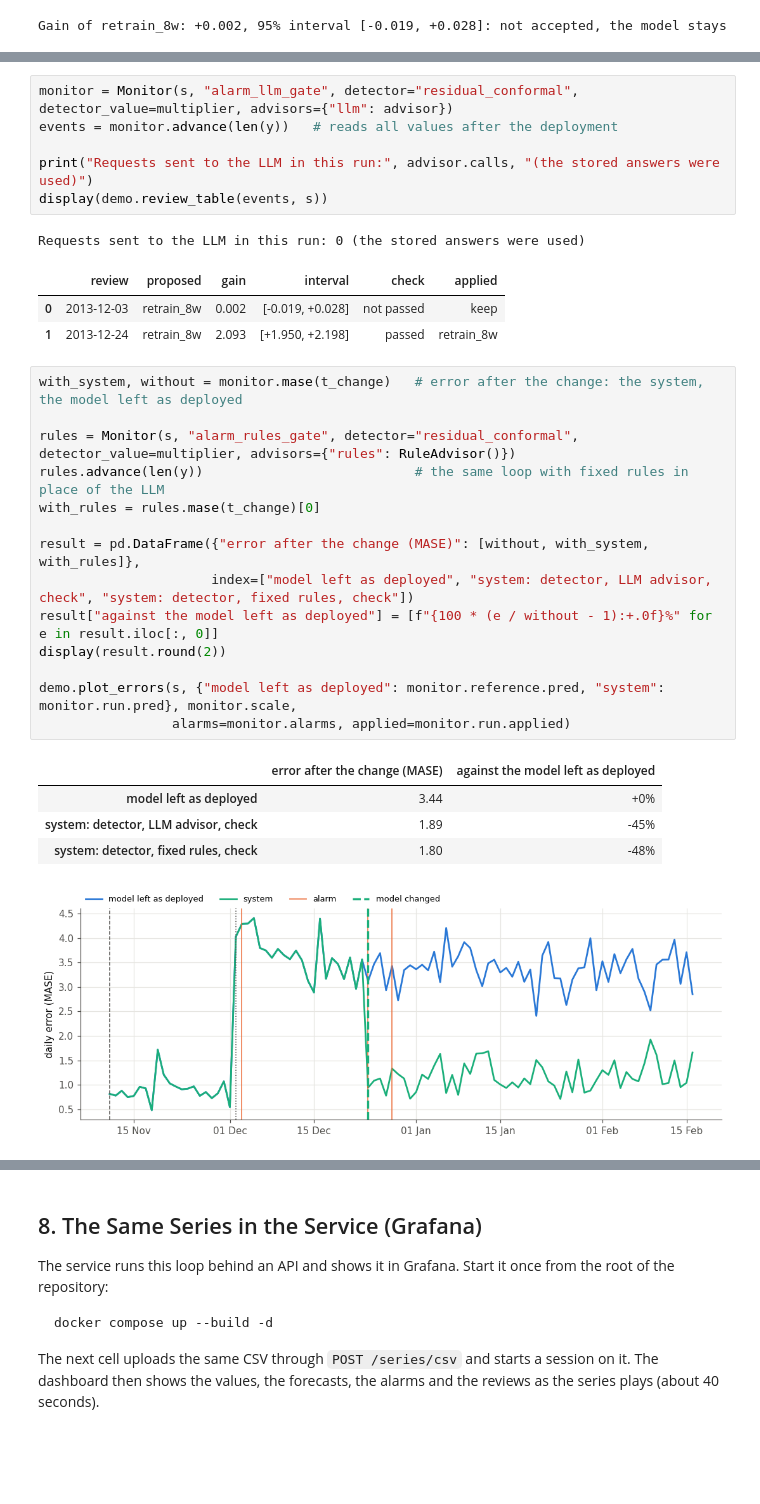
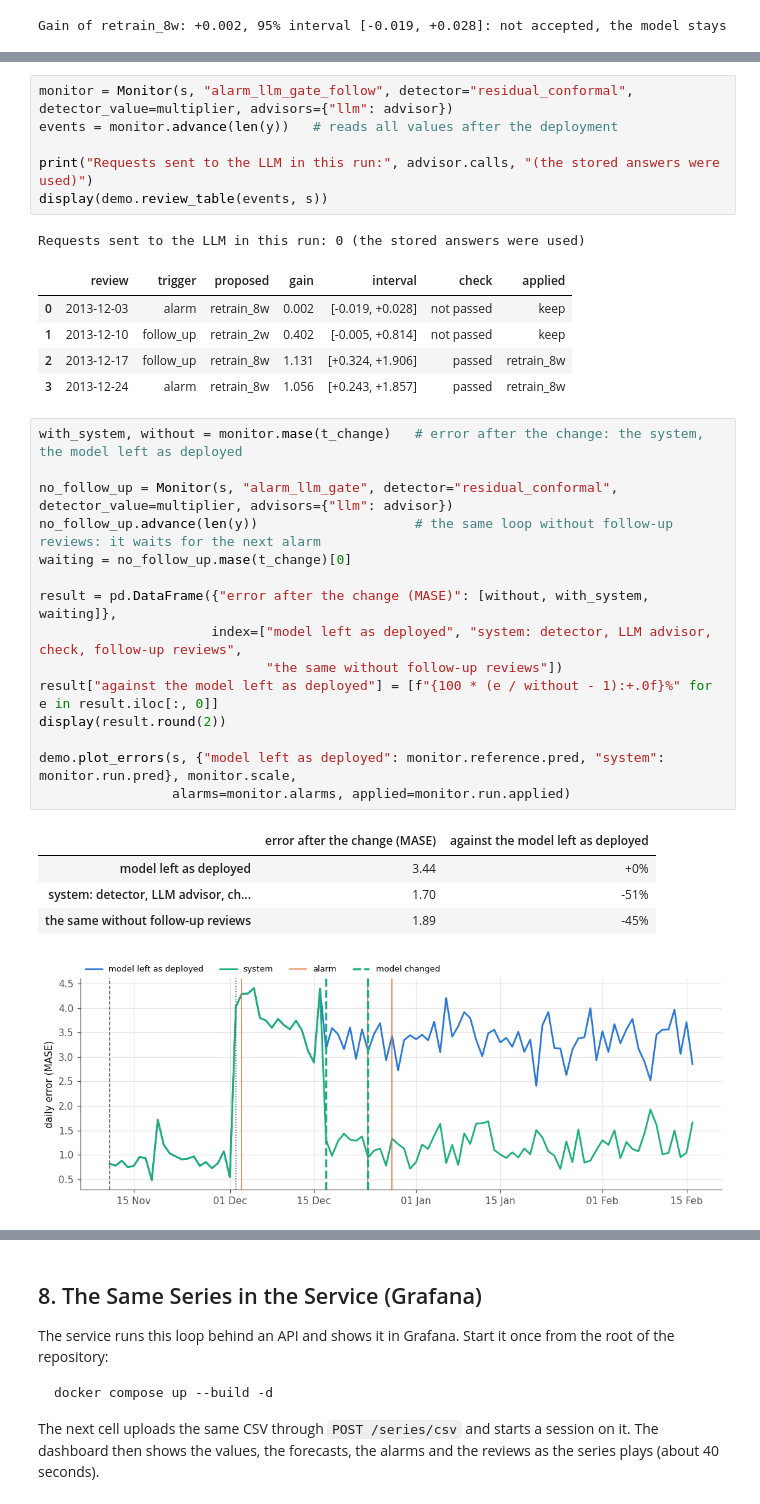
Before and after one commit to ElizPery/seasonality-drift-llm-backtest, a Jupyter notebook: notebooks/demo_one_series.ipynb, the cells around one changed output, grey strips where cells are left out. Cells and saved outputs as stored; diff of their text form; blank space fills up the shorter version.

```diff
--- a/notebooks/demo_one_series.ipynb
+++ b/notebooks/demo_one_series.ipynb
@@ -184,31 +182,34 @@ Now three weeks of new data are available. The LLM points to the larger daily am
 # %%
-monitor = Monitor(s, "alarm_llm_gate", detector="residual_conformal", detector_value=multiplier, advisors={"llm": advisor})
+monitor = Monitor(s, "alarm_llm_gate_follow", detector="residual_conformal", detector_value=multiplier, advisors={"llm": advisor})
 events = monitor.advance(len(y))   # reads all values after the deployment
 
 print("Requests sent to the LLM in this run:", advisor.calls, "(the stored answers were used)")
 display(demo.review_table(events, s))
 # %% [output]
 Requests sent to the LLM in this run: 0 (the stored answers were used)
-|  | review | proposed | gain | interval | check | applied |
-| 0 | 2013-12-03 | retrain_8w | 0.002 | [-0.019, +0.028] | not passed | keep |
-| 1 | 2013-12-24 | retrain_8w | 2.093 | [+1.950, +2.198] | passed | retrain_8w |
+|  | review | trigger | proposed | gain | interval | check | applied |
+| 0 | 2013-12-03 | alarm | retrain_8w | 0.002 | [-0.019, +0.028] | not passed | keep |
+| 1 | 2013-12-10 | follow_up | retrain_2w | 0.402 | [-0.005, +0.814] | not passed | keep |
+| 2 | 2013-12-17 | follow_up | retrain_8w | 1.131 | [+0.324, +1.906] | passed | retrain_8w |
+| 3 | 2013-12-24 | alarm | retrain_8w | 1.056 | [+0.243, +1.857] | passed | retrain_8w |
 # %%
 with_system, without = monitor.mase(t_change)   # error after the change: the system, the model left as deployed
 
-rules = Monitor(s, "alarm_rules_gate", detector="residual_conformal", detector_value=multiplier, advisors={"rules": RuleAdvisor()})
-rules.advance(len(y))                           # the same loop with fixed rules in place of the LLM
-with_rules = rules.mase(t_change)[0]
+no_follow_up = Monitor(s, "alarm_llm_gate", detector="residual_conformal", detector_value=multiplier, advisors={"llm": advisor})
+no_follow_up.advance(len(y))                    # the same loop without follow-up reviews: it waits for the next alarm
+waiting = no_follow_up.mase(t_change)[0]
 
-result = pd.DataFrame({"error after the change (MASE)": [without, with_system, with_rules]},
-                      index=["model left as deployed", "system: detector, LLM advisor, check", "system: detector, fixed rules, check"])
+result = pd.DataFrame({"error after the change (MASE)": [without, with_system, waiting]},
+                      index=["model left as deployed", "system: detector, LLM advisor, check, follow-up reviews",
+                             "the same without follow-up reviews"])
 result["against the model left as deployed"] = [f"{100 * (e / without - 1):+.0f}%" for e in result.iloc[:, 0]]
 display(result.round(2))
 
 demo.plot_errors(s, {"model left as deployed": monitor.reference.pred, "system": monitor.run.pred}, monitor.scale,
                  alarms=monitor.alarms, applied=monitor.run.applied)
 # %% [output]
 |  | error after the change (MASE) | against the model left as deployed |
 | model left as deployed | 3.44 | +0% |
-| system: detector, LLM advisor, check | 1.89 | -45% |
-| system: detector, fixed rules, check | 1.80 | -48% |
+| system: detector, LLM advisor, ch... | 1.70 | -51% |
+| the same without follow-up reviews | 1.89 | -45% |
-[figure, old version]
+[figure, new version]
```
Also changed, not shown: parts of 12 cells of this notebook, 9 other files.
